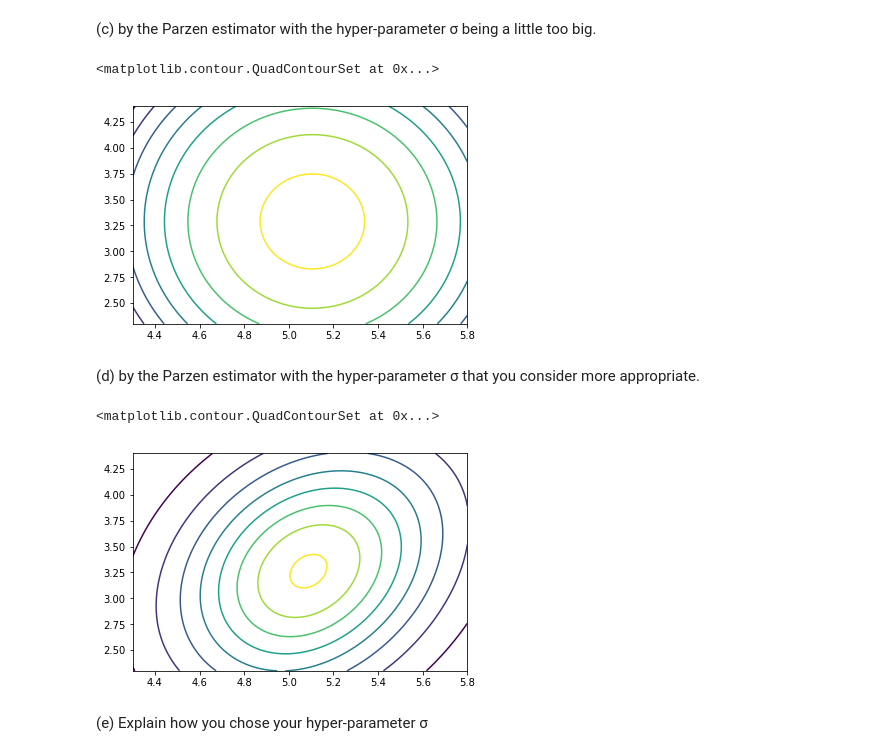
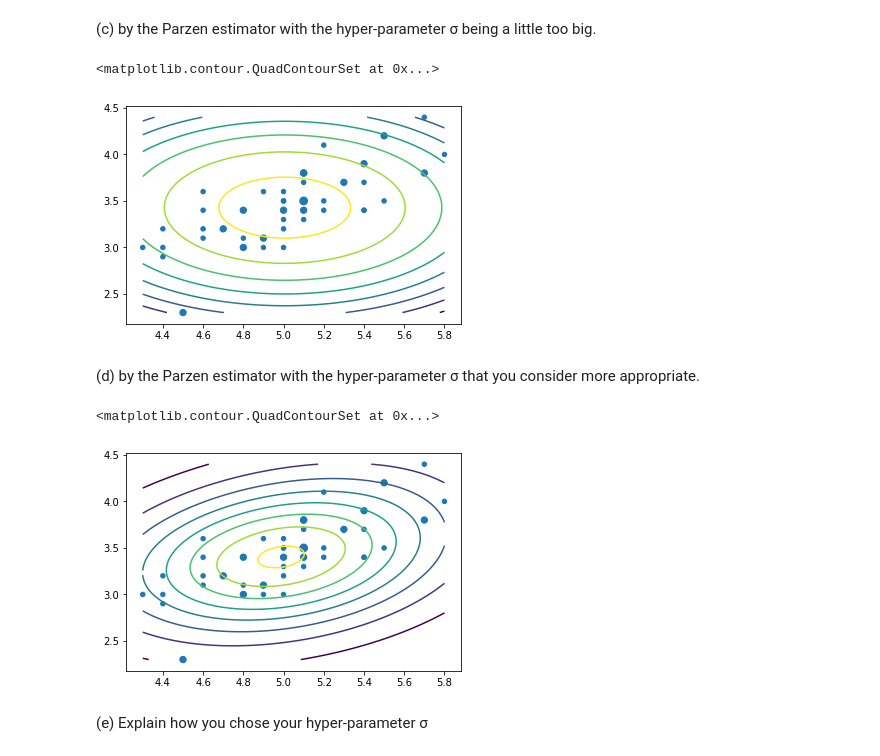
Before and after one commit to quatrejuin/ml_homework_1, a Jupyter notebook: ml_homework_1.ipynb, the cells around one changed output. Drawn from its saved outputs; the diff is of its cells as text; code cells hidden in the pictures.

Commit message:
- Merge the graph for 4.1 - Add iris.txt

```diff
--- a/ml_homework_1.ipynb
+++ b/ml_homework_1.ipynb
@@ -580,4 +600,9 @@ pylab.plot(erm_list.keys(),erm_list.values())
 #choose the class 1, and feature 1,2
 feature_2d = iris[iris[:,-1]==1,0:2]
 
-pylab.scatter(feature_2d[:,0],feature_2d[:,1])
+count = Counter([(xy[0],xy[1]) for xy in feature_2d.tolist()])
+feature_2d_size = (20*np.array(list(count.values())))
+feature_2d_size = feature_2d_size.tolist()
+
+def plot_origin_point():
+    pylab.scatter(feature_2d[:,0],feature_2d[:,1],s=feature_2d_size)
@@ -598,7 +620,7 @@ range_xy=[]
 for i in range(0,100):
     range_xy += [[]]
     for j in range(0,100):
-        range_xy[i]  += [[range_x[i],range_y[j]]]
+        range_xy[i]  += [[range_x[j],range_y[i]]]
 
 density_est = np.empty((100,100))
 for i in range(0,100):
@@ -606,6 +628,8 @@ for i in range(0,100):
         density_est[i][j] = dg.predict(range_xy[i][j])
 
 #pylab.axes().set_aspect('equal', 'datalim')
+# (a) by the diagonal Gaussian parametric estimator.
+plot_origin_point()
 pylab.contour(range_x,range_y,density_est)
 # %% [output]
 mu= [5.006 3.428]
@@ -615,7 +639,7 @@ sigma^2= [0.121764 0.140816]
 # %% [markdown]
 (b) by the Parzen estimator with the hyper-parameter σ (standard deviation ) being too small.
 # %%
-dg=Parzen_Est.train(feature_2d,0.01)
+dg=Parzen_Est.train(feature_2d,0.05)
 
 
 range_x = np.linspace(np.min(feature_2d,axis=0)[0],np.max(feature_2d,axis=0)[0],100)
@@ -625,14 +649,17 @@ range_xy=[]
 for i in range(0,100):
     range_xy += [[]]
     for j in range(0,100):
-        range_xy[i]  += [[range_x[i],range_y[j]]]
+        # x is in the row of range_xy
+        range_xy[i]  += [[range_x[j],range_y[i]]]
 
 density_est = np.empty((100,100))
-for i in range(0,100):
-    for j in range(0,100):
+import pdb
+for j in range(0,100):
+    for i in range(0,100):
         density_est[i][j] = dg.predict(range_xy[i][j])
 
+
 #pylab.axes().set_aspect('equal', 'datalim')
+plot_origin_point()
 pylab.contour(range_x,range_y,density_est)
-print(density_est)
 # %% [output]
@@ -663,7 +678,7 @@ range_xy=[]
 for i in range(0,100):
     range_xy += [[]]
     for j in range(0,100):
-        range_xy[i]  += [[range_x[i],range_y[j]]]
+        range_xy[i]  += [[range_x[j],range_y[i]]]
 
 density_est = np.empty((100,100))
 for i in range(0,100):
@@ -671,35 +686,37 @@ for i in range(0,100):
         density_est[i][j] = dg.predict(range_xy[i][j])
 
 #pylab.axes().set_aspect('equal', 'datalim')
+plot_origin_point()
 pylab.contour(range_x,range_y,density_est)
 # %% [output]
 <matplotlib.contour.QuadContourSet at 0x...>
-[figure, old version]
+[figure, new version]
 # %% [markdown]
 (d) by the Parzen estimator with the hyper-parameter σ that you consider more appropriate.
 # %%
 dg=Parzen_Est.train(feature_2d,0.46)
 
 
 range_x = np.linspace(np.min(feature_2d,axis=0)[0],np.max(feature_2d,axis=0)[0],100)
 range_y = np.linspace(np.min(feature_2d,axis=0)[1],np.max(feature_2d,axis=0)[1],100)
 
 range_xy=[]
 for i in range(0,100):
     range_xy += [[]]
     for j in range(0,100):
-        range_xy[i]  += [[range_x[i],range_y[j]]]
+        range_xy[i]  += [[range_x[j],range_y[i]]]
 
 density_est = np.empty((100,100))
 for i in range(0,100):
     for j in range(0,100):
         density_est[i][j] = dg.predict(range_xy[i][j])
 
 #pylab.axes().set_aspect('equal', 'datalim')
+plot_origin_point()
 pylab.contour(range_x,range_y,density_est)
 # %% [output]
 <matplotlib.contour.QuadContourSet at 0x...>
-[figure, old version]
+[figure, new version]
 # %% [markdown]
 (e) Explain how you chose your hyper-parameter σ
 # %%
```
Also changed, not shown: parts of 33 cells of this notebook, 1 other file.
